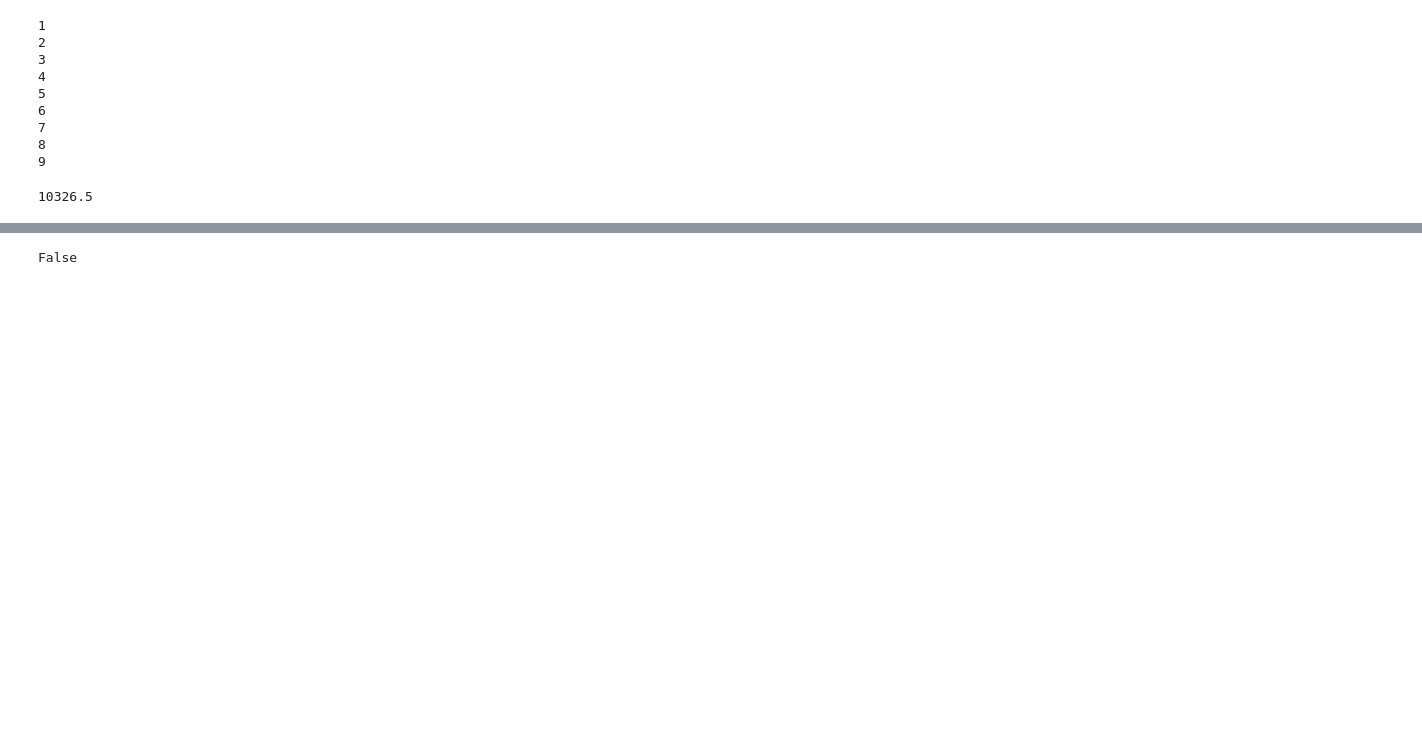
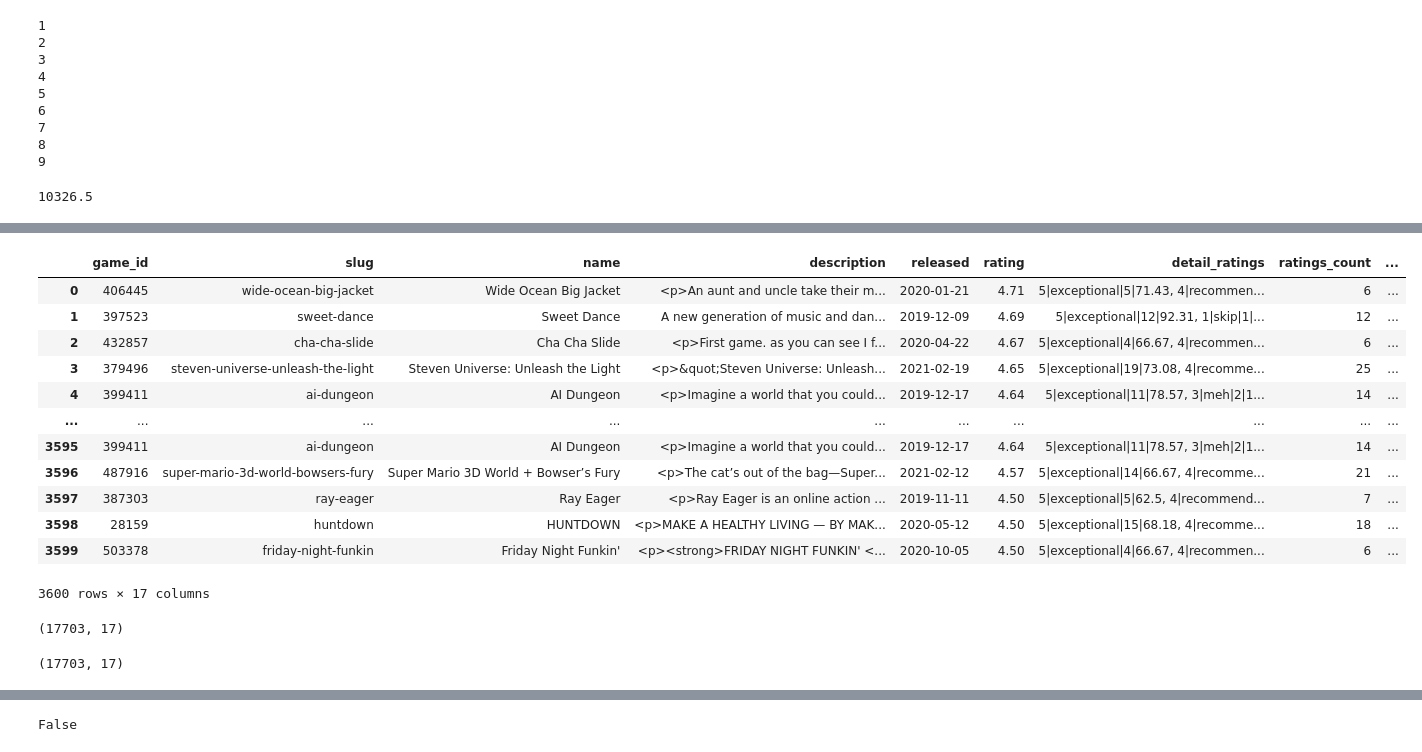
Before and after one commit to Agnes-Lain/game_one, a Jupyter notebook: notebooks/zuzu_rawg_games.ipynb, the cells around one changed output, grey strips where cells are left out. Saved outputs shown, nothing was run; the diff lists cells and outputs as text; code cells hidden in the pictures; blank space fills up the shorter version.

```diff
--- a/notebooks/zuzu_rawg_games.ipynb
+++ b/notebooks/zuzu_rawg_games.ipynb
@@ -199,5 +207,21 @@ game-28159-HUNTDOWN has added to list
 game-503378-Friday Night Funkin' has added to list
 # %%
 df_new_games=pd.DataFrame(new_games)
+# %%
+df_new_games
+# %% [output]
+|  | game_id | slug | name | description | released | rating | detail_ratings | ratings_count | ... |
+| 0 | 406445 | wide-ocean-big-jacket | Wide Ocean Big Jacket | <p>An aunt and uncle take their m... | 2020-01-21 | 4.71 | 5|exceptional|5|71.43, 4|recommen... | 6 | ... |
+| 1 | 397523 | sweet-dance | Sweet Dance | A new generation of music and dan... | 2019-12-09 | 4.69 | 5|exceptional|12|92.31, 1|skip|1|... | 12 | ... |
+| 2 | 432857 | cha-cha-slide | Cha Cha Slide | <p>First game. as you can see I f... | 2020-04-22 | 4.67 | 5|exceptional|4|66.67, 4|recommen... | 6 | ... |
+| 3 | 379496 | steven-universe-unleash-the-light | Steven Universe: Unleash the Light | <p>&quot;Steven Universe: Unleash... | 2021-02-19 | 4.65 | 5|exceptional|19|73.08, 4|recomme... | 25 | ... |
+| 4 | 399411 | ai-dungeon | AI Dungeon | <p>Imagine a world that you could... | 2019-12-17 | 4.64 | 5|exceptional|11|78.57, 3|meh|2|1... | 14 | ... |
+| ... | ... | ... | ... | ... | ... | ... | ... | ... | ... |
+| 3595 | 399411 | ai-dungeon | AI Dungeon | <p>Imagine a world that you could... | 2019-12-17 | 4.64 | 5|exceptional|11|78.57, 3|meh|2|1... | 14 | ... |
+| 3596 | 487916 | super-mario-3d-world-bowsers-fury | Super Mario 3D World + Bowser’s Fury | <p>The cat’s out of the bag—Super... | 2021-02-12 | 4.57 | 5|exceptional|14|66.67, 4|recomme... | 21 | ... |
+| 3597 | 387303 | ray-eager | Ray Eager | <p>Ray Eager is an online action ... | 2019-11-11 | 4.50 | 5|exceptional|5|62.5, 4|recommend... | 7 | ... |
+| 3598 | 28159 | huntdown | HUNTDOWN | <p>MAKE A HEALTHY LIVING — BY MAK... | 2020-05-12 | 4.50 | 5|exceptional|15|68.18, 4|recomme... | 18 | ... |
+| 3599 | 503378 | friday-night-funkin | Friday Night Funkin' | <p><strong>FRIDAY NIGHT FUNKIN' <... | 2020-10-05 | 4.50 | 5|exceptional|4|66.67, 4|recommen... | 6 | ... |
+3600 rows × 17 columns
 # %%
 df_new_games.to_csv('../raw_data/rawg_games.csv', index = False, mode = 'a', header=False)
@@ -203,0 +230,4 @@ df_new_games.to_csv('../raw_data/rawg_games.csv', index = False, mode = 'a', hea
+# %%
+old_games.shape
+# %% [output]
+(17703, 17)
@@ -203,0 +236,4 @@ df_new_games.to_csv('../raw_data/rawg_games.csv', index = False, mode = 'a', hea
+# %%
+old_games.shape
+# %% [output]
+(17703, 17)
```
Also changed, not shown: parts of 16 cells of this notebook, 8 other files.
